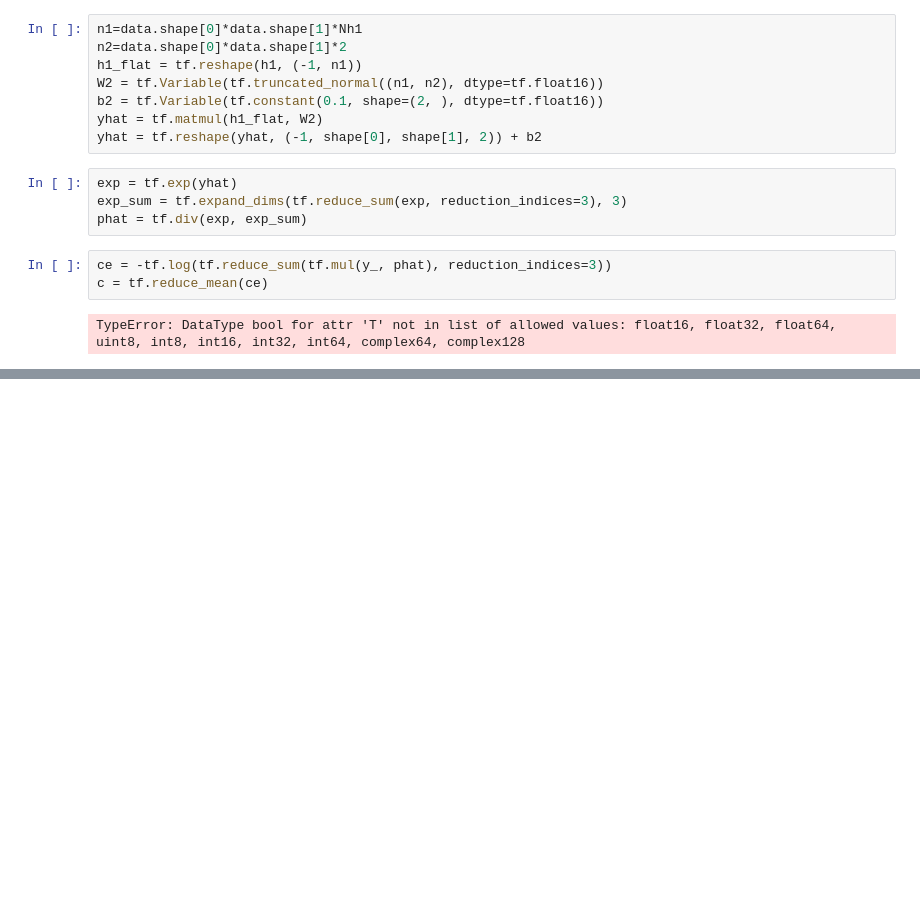
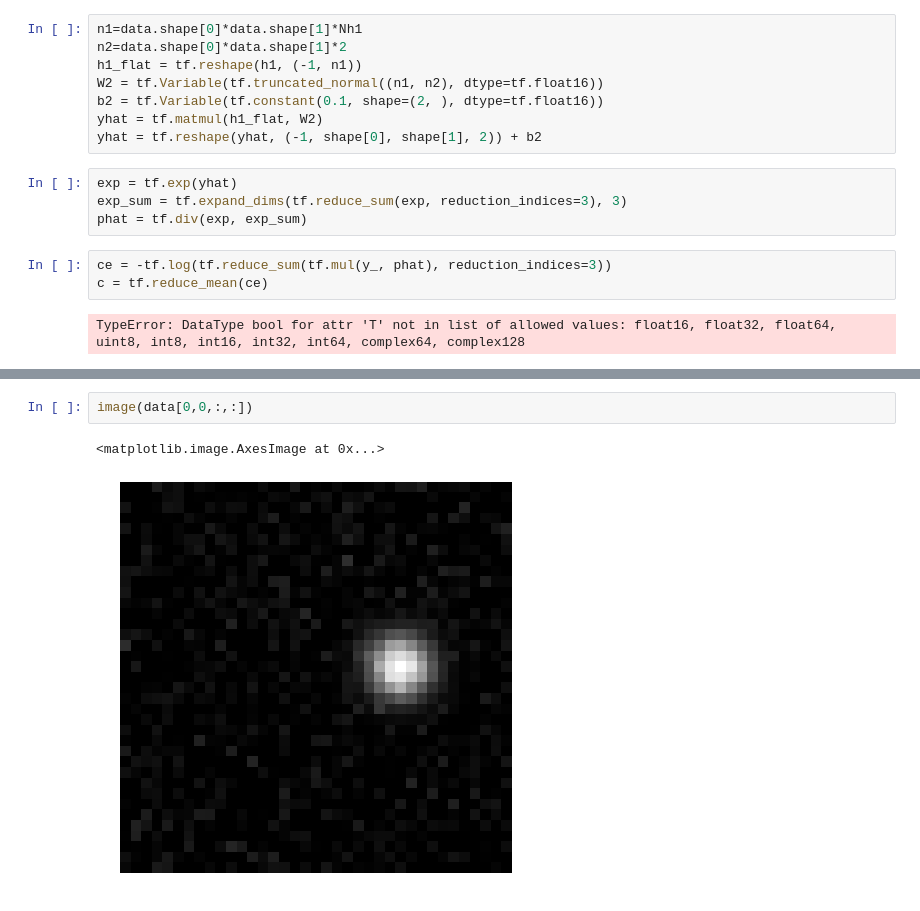
Before and after one commit to syncrostone/neurocatcher, a Jupyter notebook: TensorflowNeuroCatch.ipynb, the cells around one changed output, grey strips where cells are left out. Cells and saved outputs as stored; diff of their text form; blank space fills up the shorter version.

```diff
--- a/TensorflowNeuroCatch.ipynb
+++ b/TensorflowNeuroCatch.ipynb
@@ -70,0 +125,5 @@ TypeError: DataType bool for attr 'T' not in list of allowed values: float16, fl
+# %%
+image(data[0,0,:,:])
+# %% [output]
+<matplotlib.image.AxesImage at 0x...>
+[figure, added]
```
Also changed, not shown: parts of 6 cells of this notebook, 1 other file.
